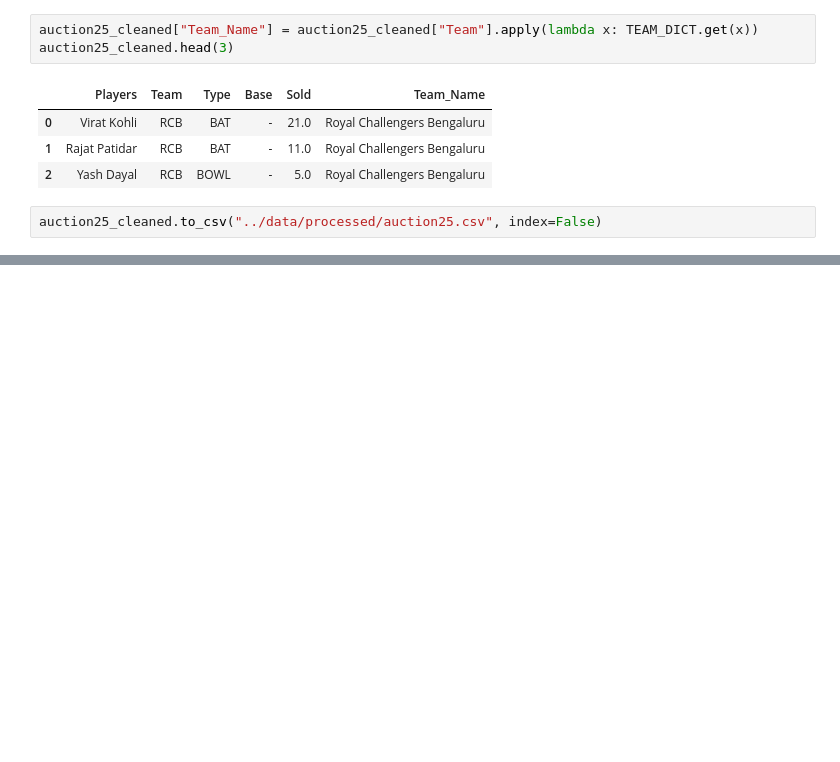
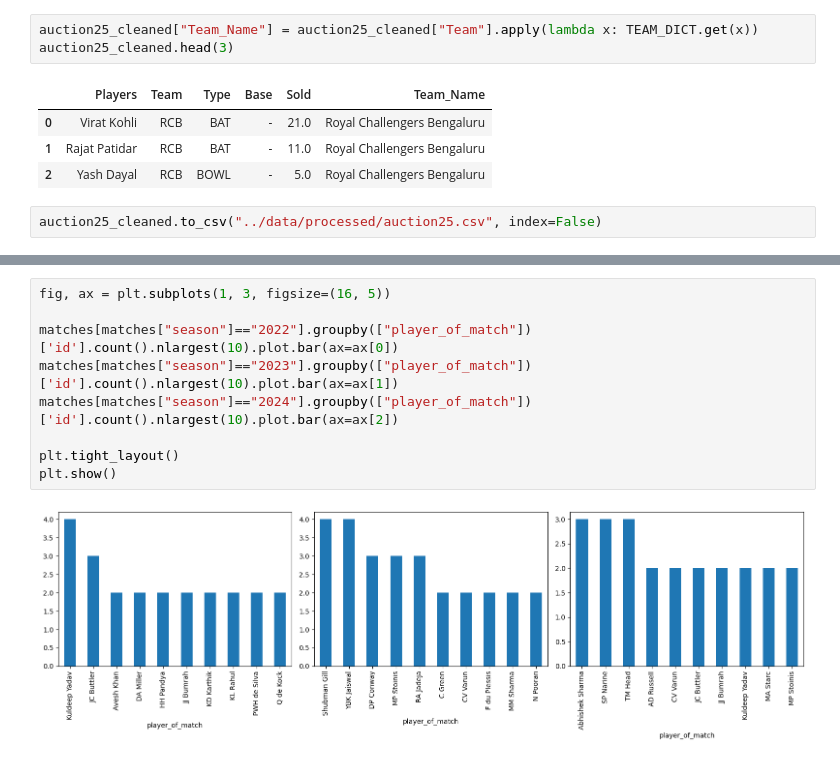
Before and after one commit to quickSilverShanks/IPL-CricPred, a Jupyter notebook: notebooks/Data Preprocessing.ipynb, the cells around one changed output, grey strips where cells are left out. Drawn from its saved outputs; the diff is of its cells as text; blank space fills up the shorter version.

```diff
--- a/notebooks/Data Preprocessing.ipynb
+++ b/notebooks/Data Preprocessing.ipynb
@@ -98,0 +135,11 @@ auction25_cleaned.to_csv("../data/processed/auction25.csv", index=False)
+# %%
+fig, ax = plt.subplots(1, 3, figsize=(16, 5))
+
+matches[matches["season"]=="2022"].groupby(["player_of_match"])['id'].count().nlargest(10).plot.bar(ax=ax[0])
+matches[matches["season"]=="2023"].groupby(["player_of_match"])['id'].count().nlargest(10).plot.bar(ax=ax[1])
+matches[matches["season"]=="2024"].groupby(["player_of_match"])['id'].count().nlargest(10).plot.bar(ax=ax[2])
+
+plt.tight_layout()
+plt.show()
+# %% [output]
+[figure, added]
```
Also changed, not shown: parts of 8 cells of this notebook, 3 other files.
